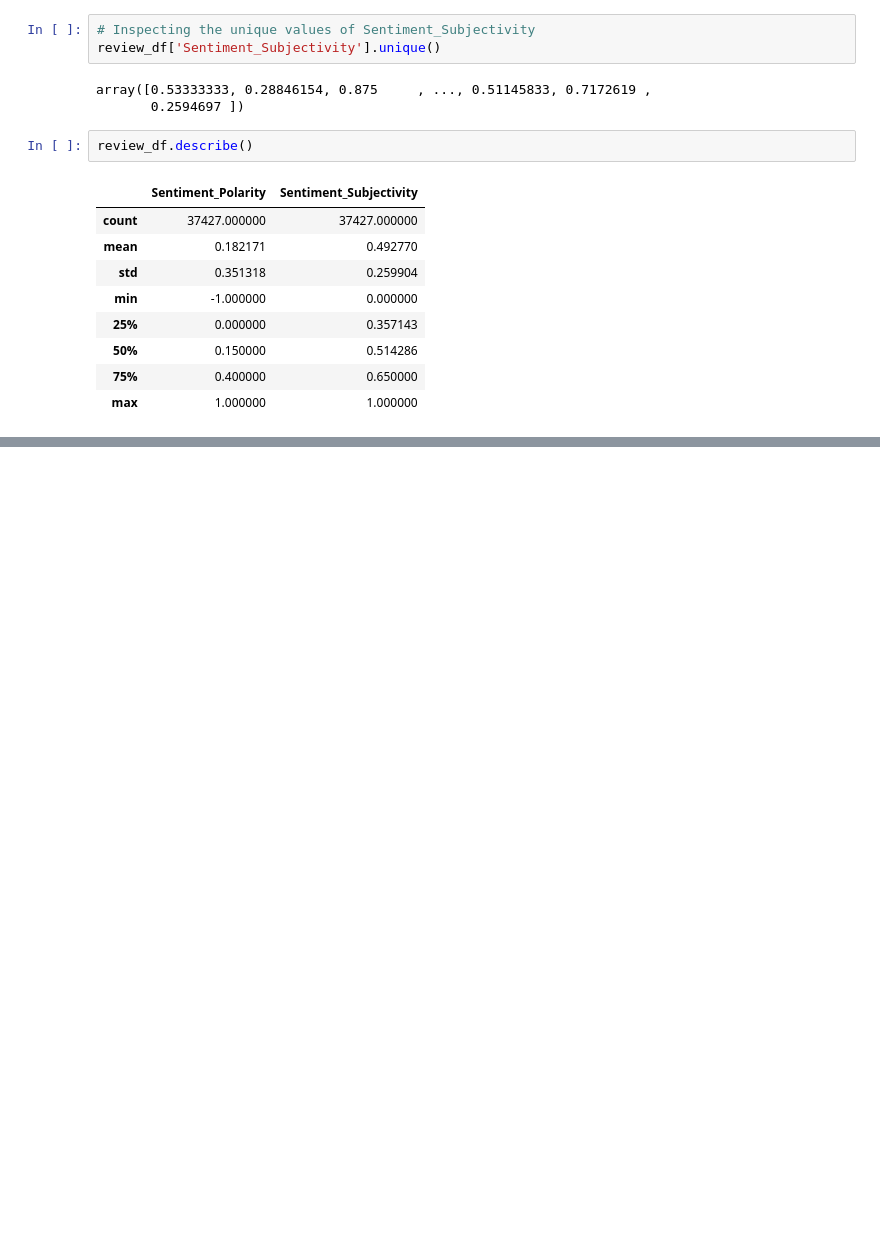
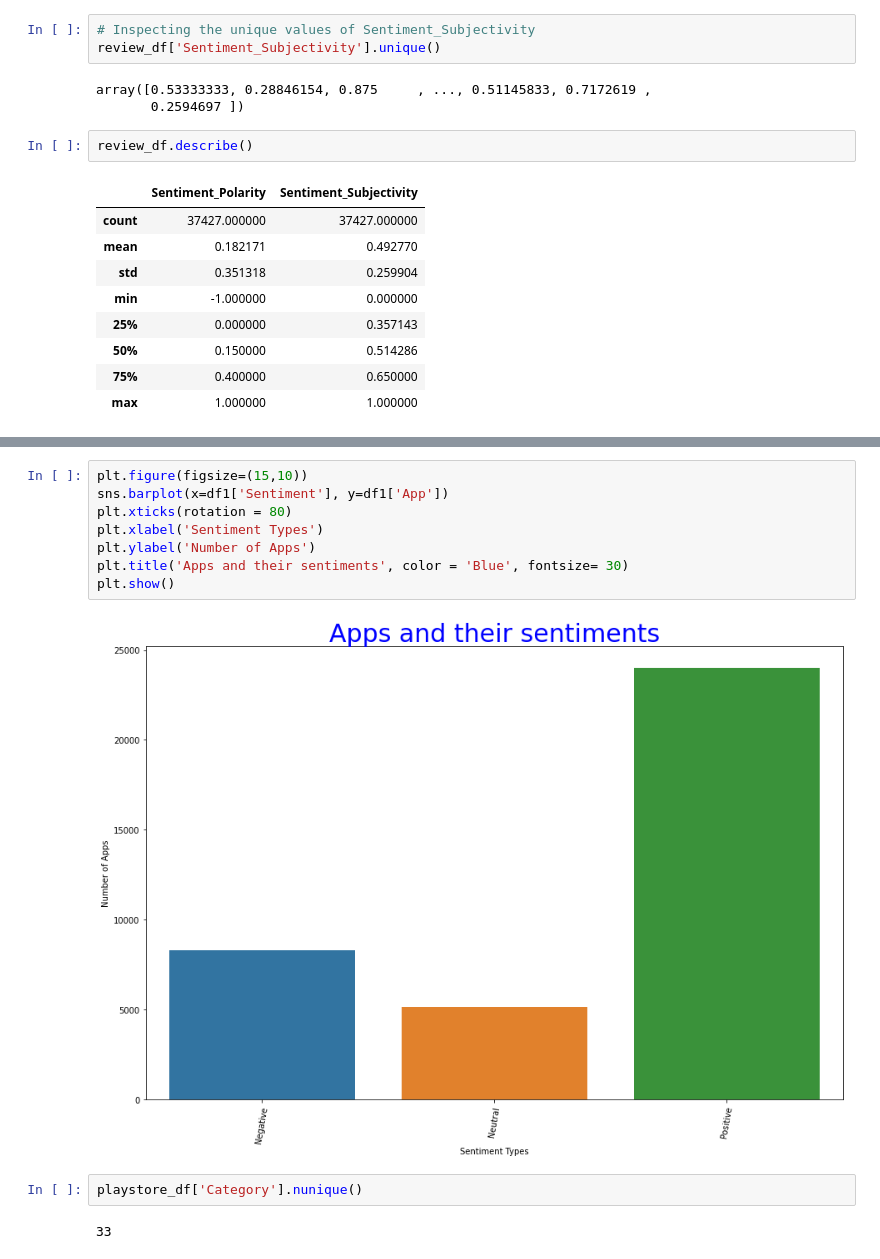
Before and after one commit to Bishawa/play-store-app-review-analysis, a Jupyter notebook: Bishawajeet_Singha_Play_Store_App_Review_Analysis.ipynb, the cells around one changed output, grey strips where cells are left out. Saved outputs shown, nothing was run; the diff lists cells and outputs as text; blank space fills up the shorter version.

```diff
--- a/Bishawajeet_Singha_Play_Store_App_Review_Analysis.ipynb
+++ b/Bishawajeet_Singha_Play_Store_App_Review_Analysis.ipynb
@@ -560,3 +561,17 @@ review_df.groupby('Sentiment')['Sentiment_Polarity'].count().reset_index()
 | 0 | Negative | 8271 |
 | 1 | Neutral | 5158 |
 | 2 | Positive | 23998 |
+# %%
+plt.figure(figsize=(15,10))
+sns.barplot(x=df1['Sentiment'], y=df1['App'])
+plt.xticks(rotation = 80)
+plt.xlabel('Sentiment Types')
+plt.ylabel('Number of Apps')
+plt.title('Apps and their sentiments', color = 'Blue', fontsize= 30)
+plt.show()
+# %% [output]
+[figure, added]
+# %%
+playstore_df['Category'].nunique()
+# %% [output]
+33
```
Also changed, not shown: parts of 19 cells of this notebook.
